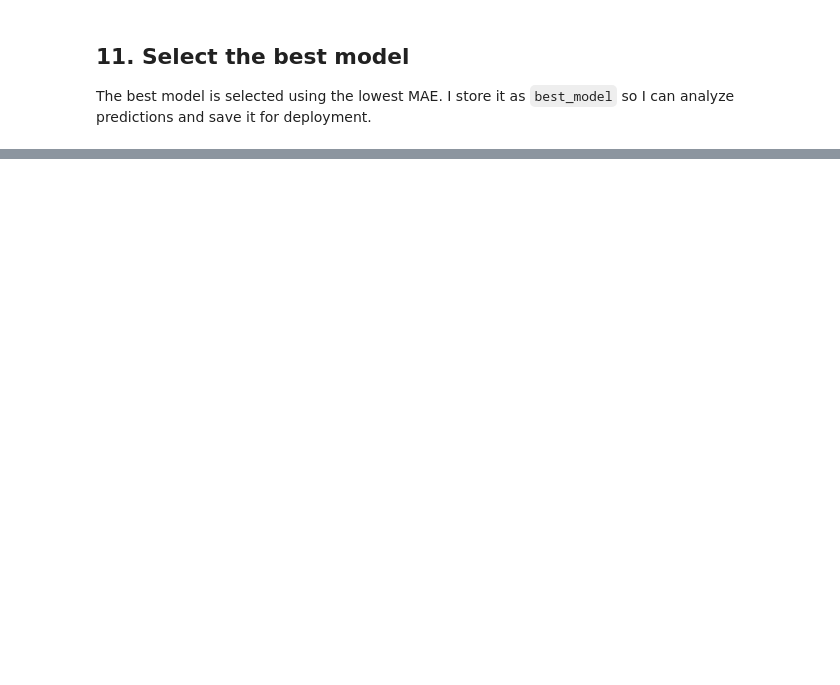
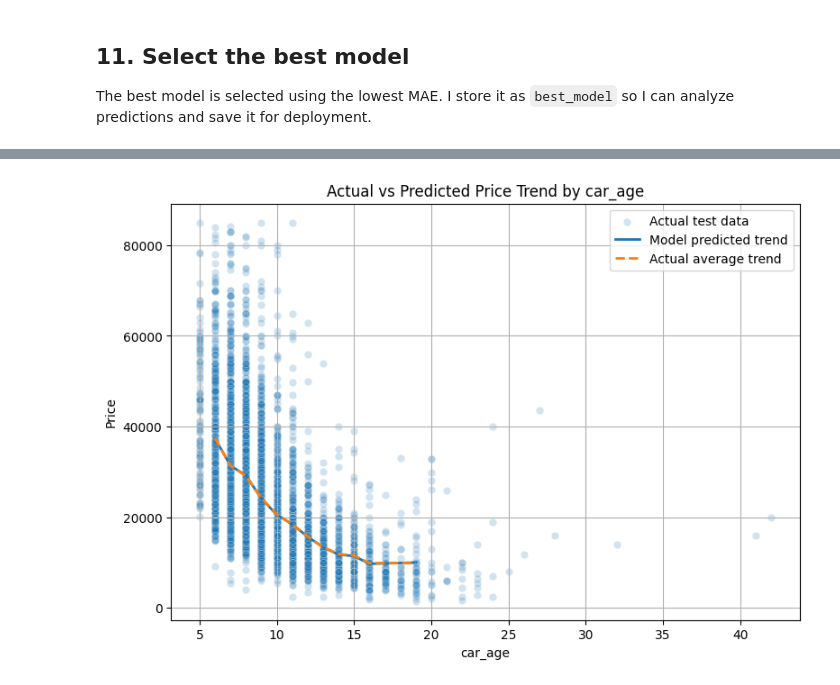
Before and after one commit to lecfranzff/used_car_app, a Jupyter notebook: notebooks/02_model_training_evaluation.ipynb, the cells around one changed output, grey strips where cells are left out. Drawn from its saved outputs; the diff is of its cells as text; code cells hidden in the pictures; blank space fills up the shorter version.

```diff
--- a/notebooks/02_model_training_evaluation.ipynb
+++ b/notebooks/02_model_training_evaluation.ipynb
@@ -400,0 +605,79 @@ NameError: name 'results_df_sorted' is not defined
+# %%
+preprocessor_fitted = best_model.named_steps["preprocessor"]
+
+encoded_feature_names = preprocessor_fitted.get_feature_names_out()
+
+print("Total transformed feature columns:", len(encoded_feature_names))
+
+features = ["car_age", "engine_size", "miles"]
+
+for feature in features:
+    plot_df = comparison_df[
+        [feature, "actual_price", "predicted_price"]
+    ].dropna().copy()
+
+    # Remove extreme prices for cleaner visualization
+    price_99 = plot_df["actual_price"].quantile(0.99)
+
+    plot_df = plot_df[
+        (plot_df["actual_price"] <= price_99)
+        & (plot_df["predicted_price"] <= price_99)
+    ].copy()
+
+    # Sample actual points
+    sample_df = plot_df.sample(
+        min(len(plot_df), 5000),
+        random_state=42
+    )
+
+    # Bin feature for smoother trend line
+    plot_df["feature_bin"] = pd.qcut(
+        plot_df[feature],
+        q=30,
+        duplicates="drop"
+    )
+
+    trend_df = (
+        plot_df
+        .groupby("feature_bin", observed=True)
+        .agg(
+            feature_median=(feature, "median"),
+            actual_mean=("actual_price", "mean"),
+            predicted_mean=("predicted_price", "mean")
+        )
+        .reset_index()
+        .sort_values("feature_median")
+    )
+
+    plt.figure(figsize=(9, 6))
+
+    sns.scatterplot(
+        data=sample_df,
+        x=feature,
+        y="actual_price",
+        alpha=0.2,
+        label="Actual test data"
+    )
+
+    plt.plot(
+        trend_df["feature_median"],
+        trend_df["predicted_mean"],
+        linewidth=2,
+        label="Model predicted trend"
+    )
+
+    plt.plot(
+        trend_df["feature_median"],
+        trend_df["actual_mean"],
+        linestyle="--",
+        linewidth=2,
+        label="Actual average trend"
+    )
+
+    plt.title(f"Actual vs Predicted Price Trend by {feature}")
+    plt.xlabel(feature)
+    plt.ylabel("Price")
+    plt.legend()
+    plt.grid(True)
+    plt.show()
+# %% [output]
@@ -400,0 +685 @@ NameError: name 'results_df_sorted' is not defined
+[figure, added]
```
Also changed, not shown: parts of 34 cells of this notebook.
